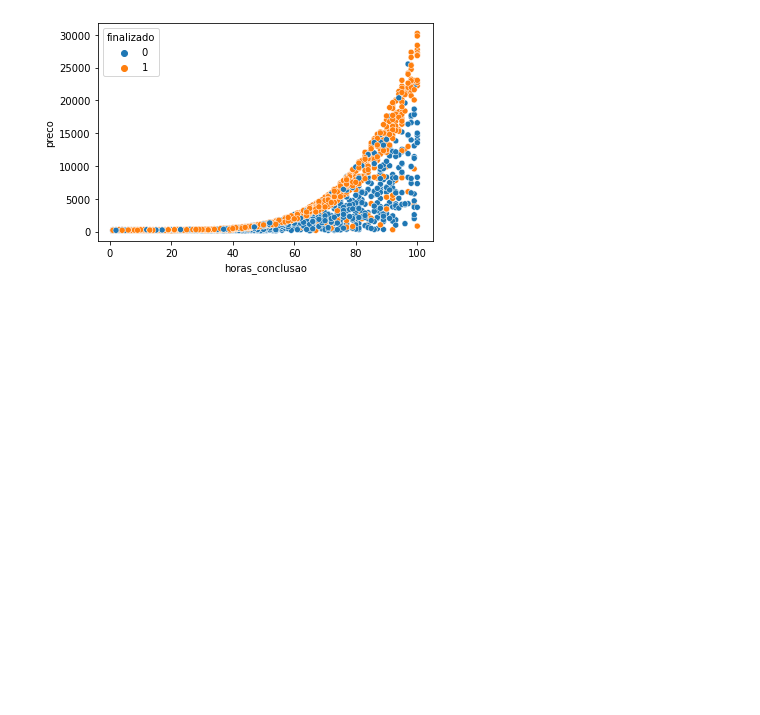
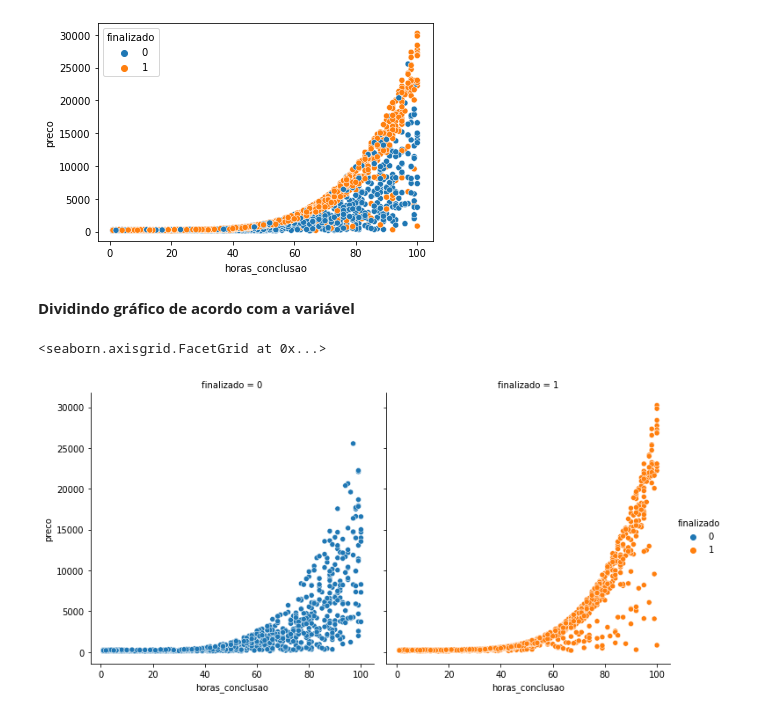
Before and after one commit to Stanniack/MachineLearningExamples, a Jupyter notebook: Machine_Learning_Exemplo_3.ipynb, the cells around one changed output. Saved outputs shown, nothing was run; the diff lists cells and outputs as text; code cells hidden in the pictures; blank space fills up the shorter version.

Commit message:
Separando os gráficos com seaborn e relplot por variável

```diff
--- a/Machine_Learning_Exemplo_3.ipynb
+++ b/Machine_Learning_Exemplo_3.ipynb
@@ -71,3 +71,10 @@ sns.scatterplot(x = "horas_conclusao", y = "preco", hue = "finalizado", data = d
 # %% [output]
 <matplotlib.axes._subplots.AxesSubplot at 0x...>
 [figure]
+# %% [markdown]
+**Dividindo gráfico de acordo com a variável**
+# %%
+sns.relplot(x = "horas_conclusao", y = "preco", hue="finalizado", col = "finalizado", data = dados)
+# %% [output]
+<seaborn.axisgrid.FacetGrid at 0x...>
+[figure, added]
```
